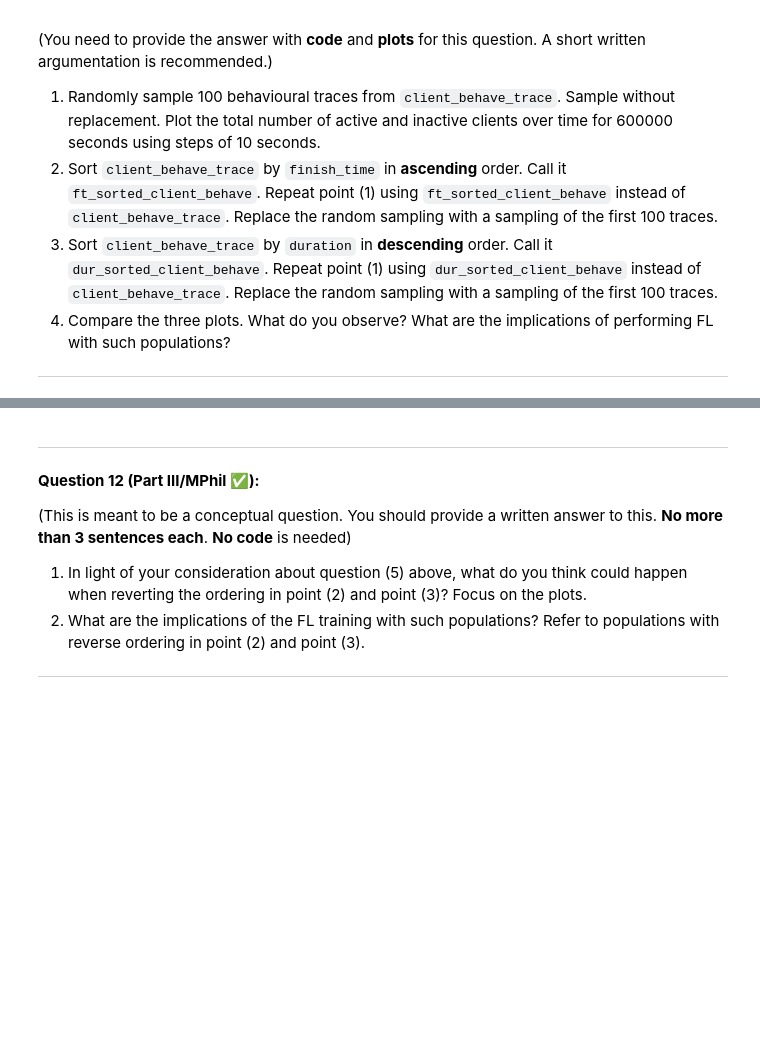
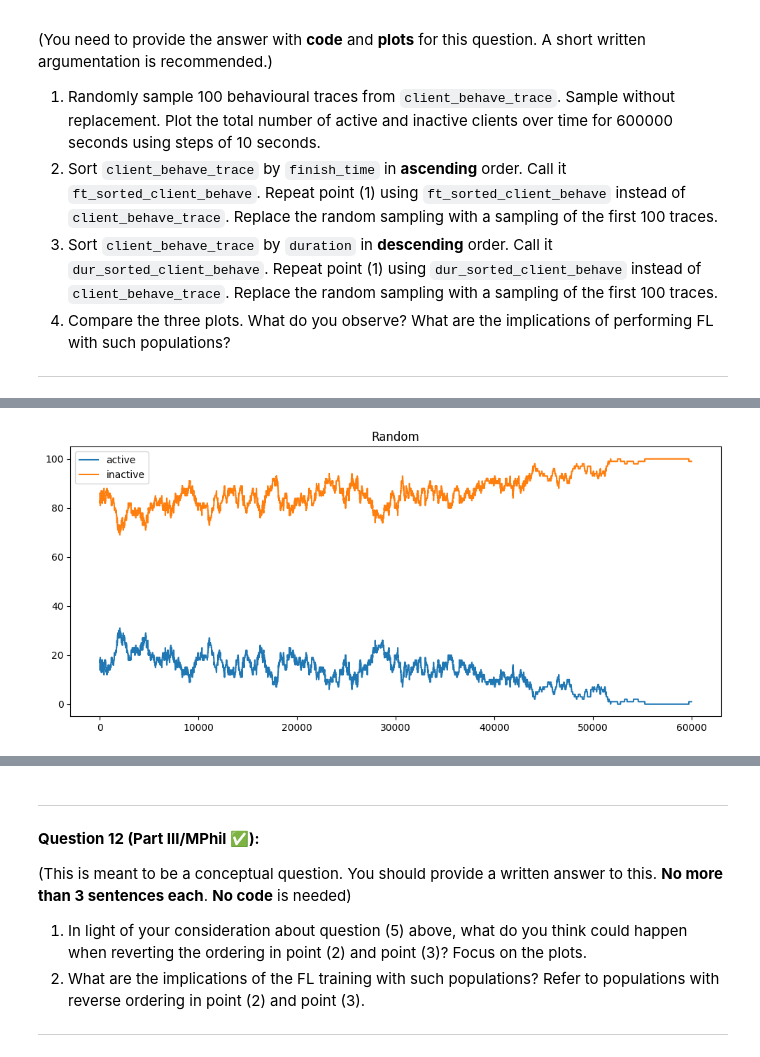
Before and after one commit to angnicholas26/L361-lab2-submission, a Jupyter notebook: L361_2025_Lab_2_2_Devices_Heterogeneity.ipynb, the cells around one changed output, grey strips where cells are left out. Cells and saved outputs as stored; diff of their text form; code cells hidden in the pictures; blank space fills up the shorter version.

```diff
--- a/L361_2025_Lab_2_2_Devices_Heterogeneity.ipynb
+++ b/L361_2025_Lab_2_2_Devices_Heterogeneity.ipynb
@@ -454,0 +528,4 @@ plt.show()
+# %%
+plot_number_of_active_clients(client_behave_trace.sample(100), title='Random')
+# %% [output]
+[figure, added]
```
Also changed, not shown: parts of 17 cells of this notebook, 2 other files.
